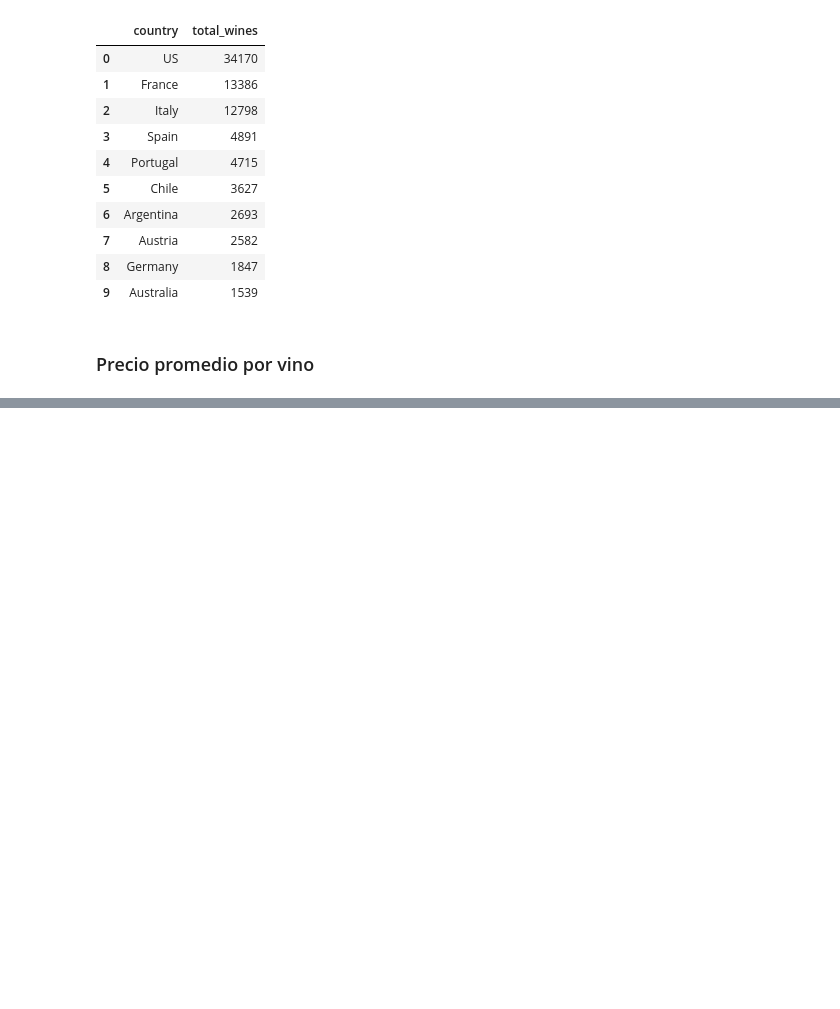
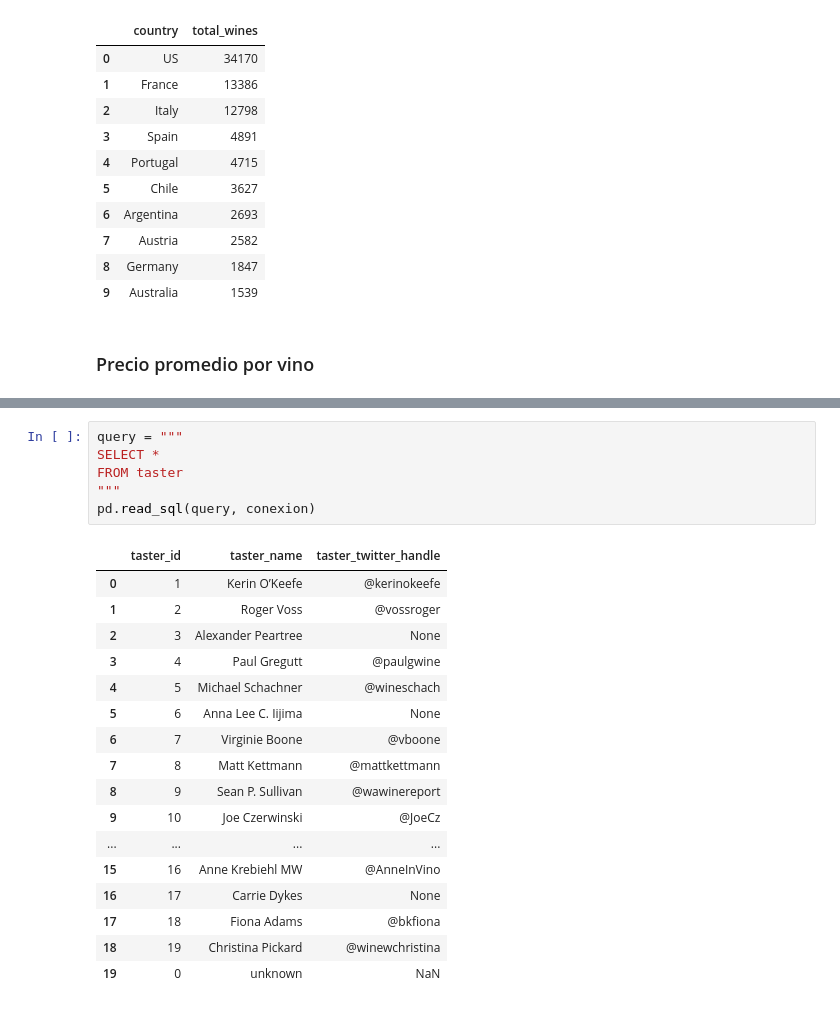
Before and after one commit to fowardelcac/Tp2_sem, a Jupyter notebook: proccess_df_to_ddb.ipynb, the cells around one changed output, grey strips where cells are left out. Cells and saved outputs as stored; diff of their text form; blank space fills up the shorter version.

```diff
--- a/proccess_df_to_ddb.ipynb
+++ b/proccess_df_to_ddb.ipynb
@@ -252,0 +265,24 @@ pd.read_sql(query2, conexion)
+# %%
+query = """
+SELECT *
+FROM taster
+"""
+pd.read_sql(query, conexion)
+# %% [output]
+|  | taster_id | taster_name | taster_twitter_handle |
+| 0 | 1 | Kerin O’Keefe | @kerinokeefe |
+| 1 | 2 | Roger Voss | @vossroger |
+| 2 | 3 | Alexander Peartree | None |
+| 3 | 4 | Paul Gregutt | @paulgwine |
+| 4 | 5 | Michael Schachner | @wineschach |
+| 5 | 6 | Anna Lee C. Iijima | None |
+| 6 | 7 | Virginie Boone | @vboone |
+| 7 | 8 | Matt Kettmann | @mattkettmann |
+| 8 | 9 | Sean P. Sullivan | @wawinereport |
+| 9 | 10 | Joe Czerwinski | @JoeCz |
+| ... | ... | ... | ... |
+| 15 | 16 | Anne Krebiehl MW | @AnneInVino |
+| 16 | 17 | Carrie Dykes | None |
+| 17 | 18 | Fiona Adams | @bkfiona |
+| 18 | 19 | Christina Pickard | @winewchristina |
+| 19 | 0 | unknown | NaN |
```
Also changed, not shown: parts of 9 cells of this notebook.
